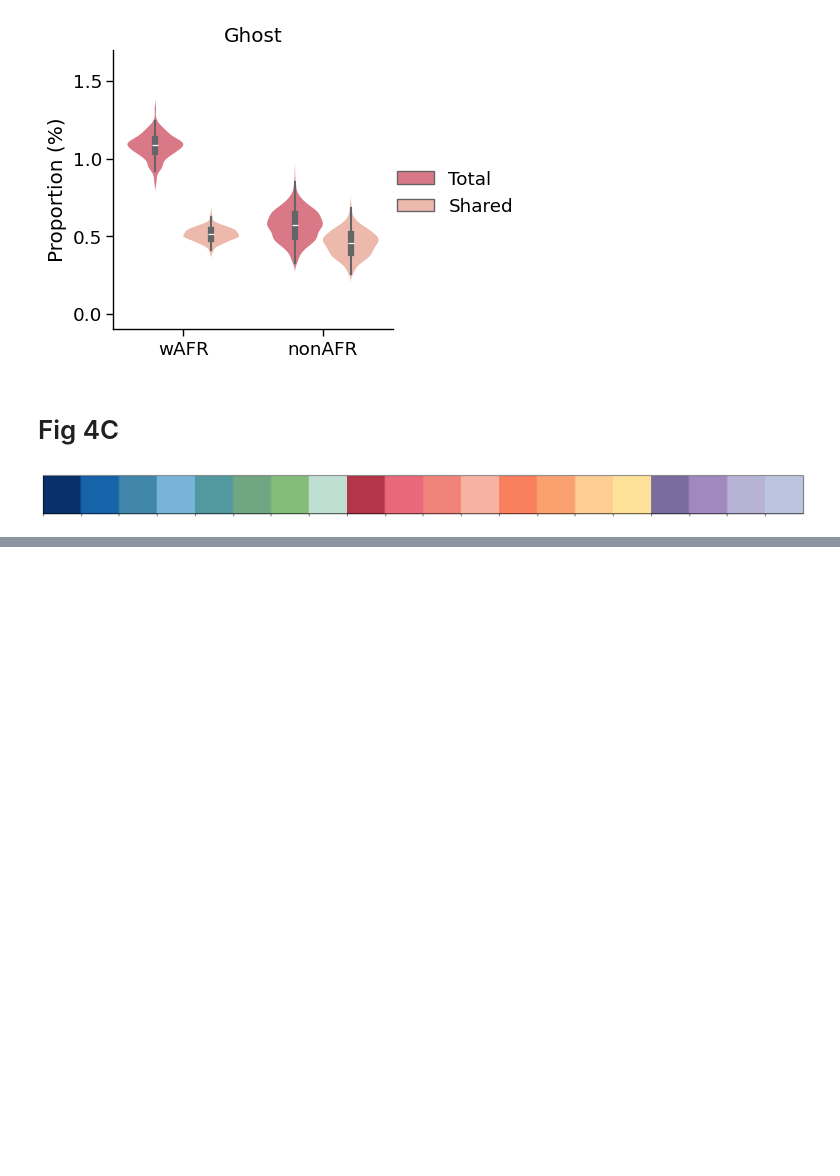
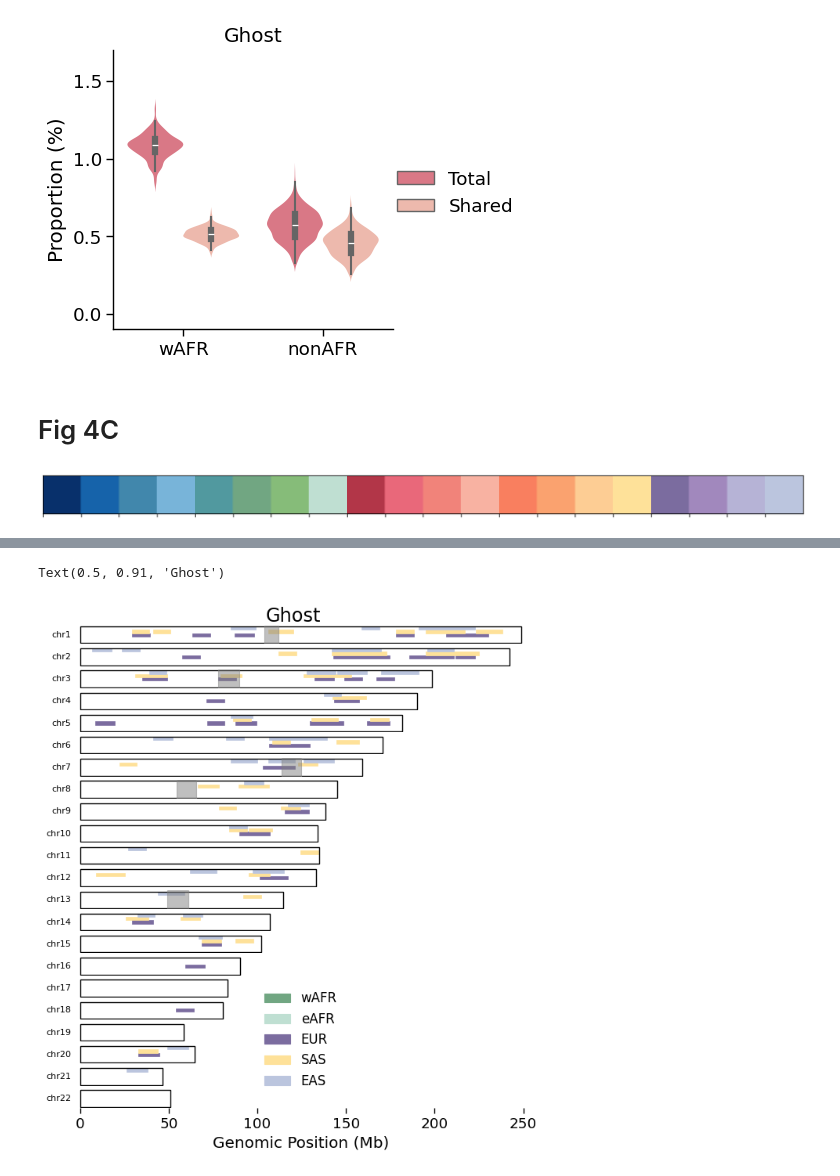
Before and after one commit to yulinzhang9806/trace_paper, a Jupyter notebook: plot_main.ipynb, the cells around one changed output, grey strips where cells are left out. Cells and saved outputs as stored; diff of their text form; code cells hidden in the pictures; blank space fills up the shorter version.

```diff
--- a/plot_main.ipynb
+++ b/plot_main.ipynb
@@ -659,0 +776,11 @@ plt.title('Super-Archaic Simulation');
+# %%
+pops = ['EAS', 'EUR', 'SAS', 'YRI', 'LWK']
+dfs = []
+for p in pops:
+    cur_df = pl.read_csv(f'trace_zenodo/data/peaks/results/deserts/{p}/bed/*.filt.bed', has_header=False, separator="\t")
+    cur_df.columns = ['chrom', "start", "end", "max_freq", "n_haps", "target_pop", "population", "feature", "overlap_bp", "fraction"]
+    dfs.append(cur_df)
+deserts_filt_mask_df = pl.concat(dfs)
+deserts_filt_mask_df = deserts_filt_mask_df.with_columns(pl.col('population').replace('YRI', 'wAFR').replace('LWK', 'eAFR'))
+deserts_filt_mask_df = deserts_filt_mask_df.filter(pl.col('population').is_in(['wAFR', 'eAFR', 'EUR', 'EAS', 'SAS']))
+deserts_filt_mask_df.head()
@@ -659,0 +796,43 @@ plt.title('Super-Archaic Simulation');
+# %%
+# wAFR: cls[5]
+# eafr: cls[7]
+# eur: cls[16]
+# sas: cls[15]
+# eas: cls[19]
+
+color_dict_by_pop = {'EUR': cls[16], 'AFR': cls[6], 'SAS': cls[15], 'EAS': cls[19],
+                     'eAFR': cls[7], 'wAFR': cls[5]}
+
+populations = ['wAFR', 'eAFR', 'EUR', 'SAS', 'EAS']
+fig, axs, m = Figure_utils().create_ideogram(chrom_df=chrom_size_df, layout='tight', sharex=True, figsize=(8,8))
+axs = Figure_utils().draw_deserts(axs, deserts_df=deserts_df, color='gray', alpha=0.5)
+axs = Figure_utils().draw_deserts(axs, deserts_df=centromere_df, category='centromere', color='white', zorder=-10)
+axs = Figure_utils().draw_deserts(axs, deserts_df=centromere_df, category='singer', color='white', zorder=-10)
+for i in tqdm(range(1,23)):
+    axs[i-1].set_ylabel(f'chr{i}', rotation=0, va='center', ha='right', fontsize=8, labelpad=-12)
+    nea_segments = deserts_filt_mask_df.filter(pl.col('chrom') == f'chr{i}').filter(pl.col('target_pop') == 'Ghost')
+    for j,p in enumerate(populations):
+        segments = nea_segments.filter(pl.col('population') == p)
+        for s,e in zip(segments['start'].to_numpy(), segments['end'].to_numpy()):
+            axs[i-1].add_patch(plt.Rectangle((s/1e6, j/len(populations)), (e-s)/1e6, 1/len(populations)-1e-6, zorder=-10, lw=0.5, ec=color_dict_by_pop[p], fc=color_dict_by_pop[p]))
+
+legend_elements = [Patch(facecolor=color_dict_by_pop[p], edgecolor=color_dict_by_pop[p],
+                         label=f'{p}') for i,p in enumerate(populations)]
+
+# # Create the legend
+axs[-2].legend(handles=legend_elements, fontsize=12,
+               bbox_to_anchor=(0.5, 2.5),
+               loc='center', frameon=False).set_zorder(1000)
+
+# Create x-ticks
+axs[-1].set_xticks([0, 50, 100, 150, 200, 250]);
+axs[-1].set_xticks([0, 50, 100, 150, 200, 250])
+for ax in axs[:-1]:
+    # ax.set_xticks([])
+    [label.set_visible(False) for label in ax.get_xticklabels()]
+    ax.tick_params(color='w', grid_color='none')
+axs[-1].set_xlabel('Genomic Position (Mb)')
+fig.suptitle('Ghost', y=0.91)
+# %% [output]
+Text(0.5, 0.91, 'Ghost')
+[figure, added]
```
Also changed, not shown: parts of 17 cells of this notebook.
